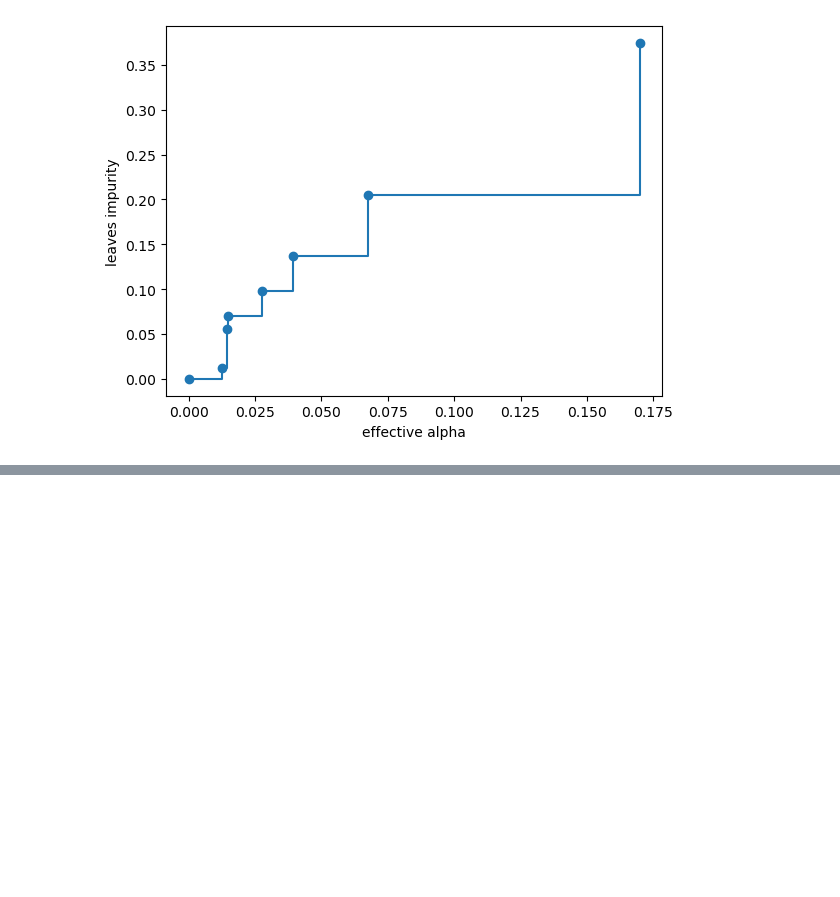
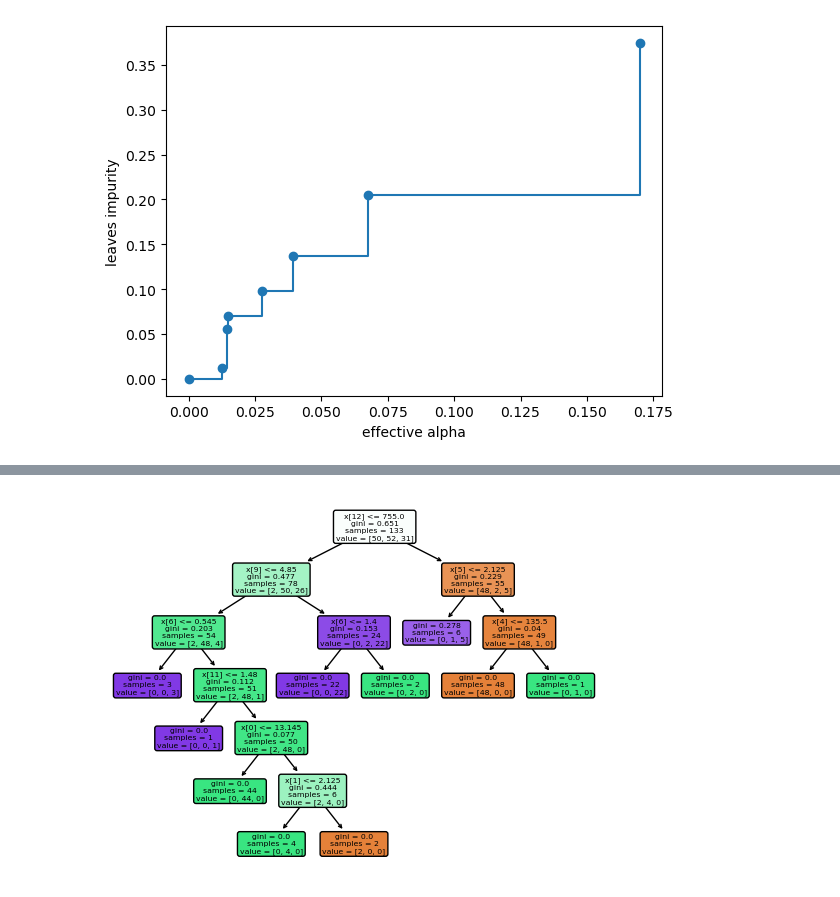
Before and after one commit to masoudinejad/dt_pruning, a Jupyter notebook: ccp.ipynb, the cells around one changed output, grey strips where cells are left out. Saved outputs shown, nothing was run; the diff lists cells and outputs as text; code cells hidden in the pictures; blank space fills up the shorter version.

```diff
--- a/ccp.ipynb
+++ b/ccp.ipynb
@@ -30,0 +65,4 @@ _=ax.set_ylabel("leaves impurity")
+# %%
+_ = tree.plot_tree(clfs[1], filled=True, rounded=True)
+# %% [output]
+[figure, added]
```
Also changed, not shown: parts of 7 cells of this notebook.
